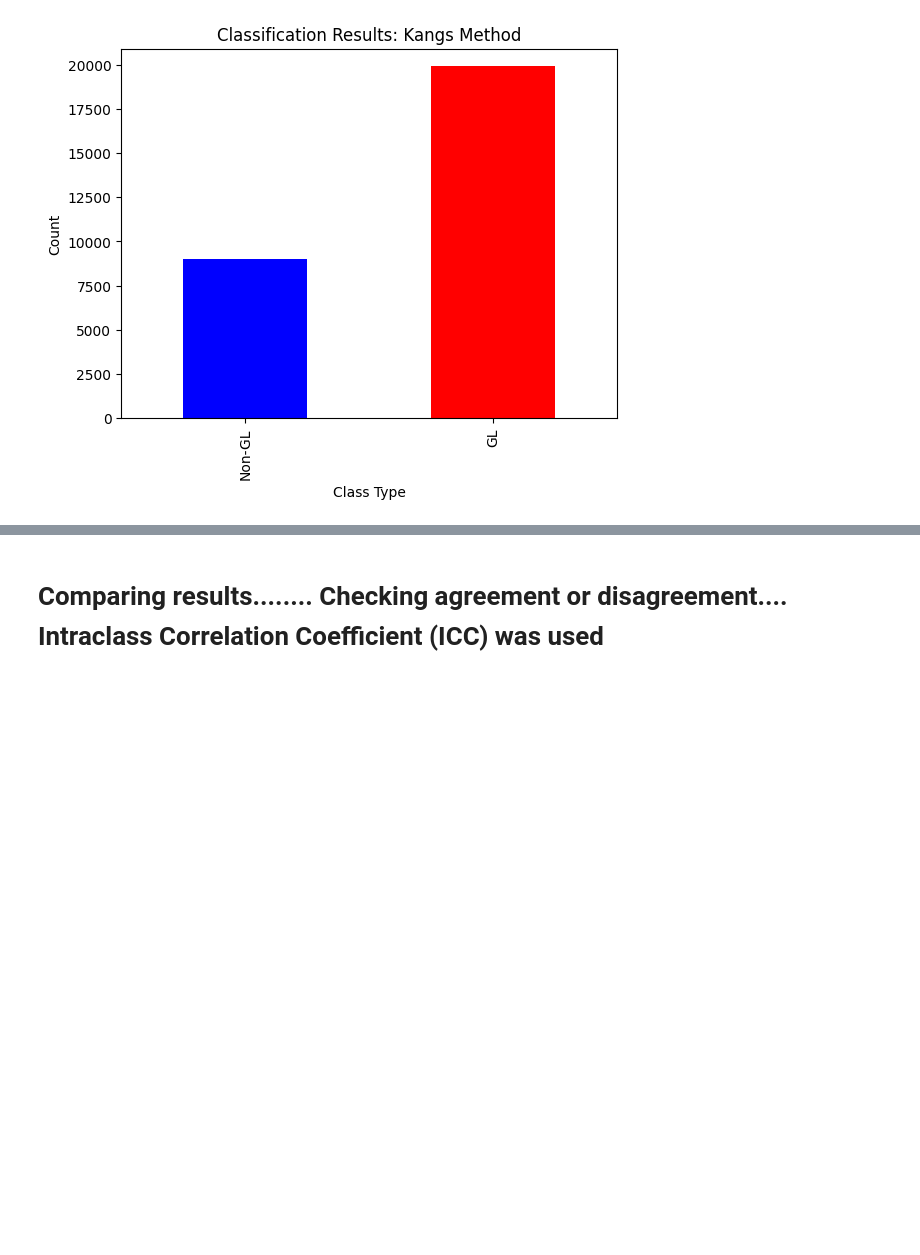
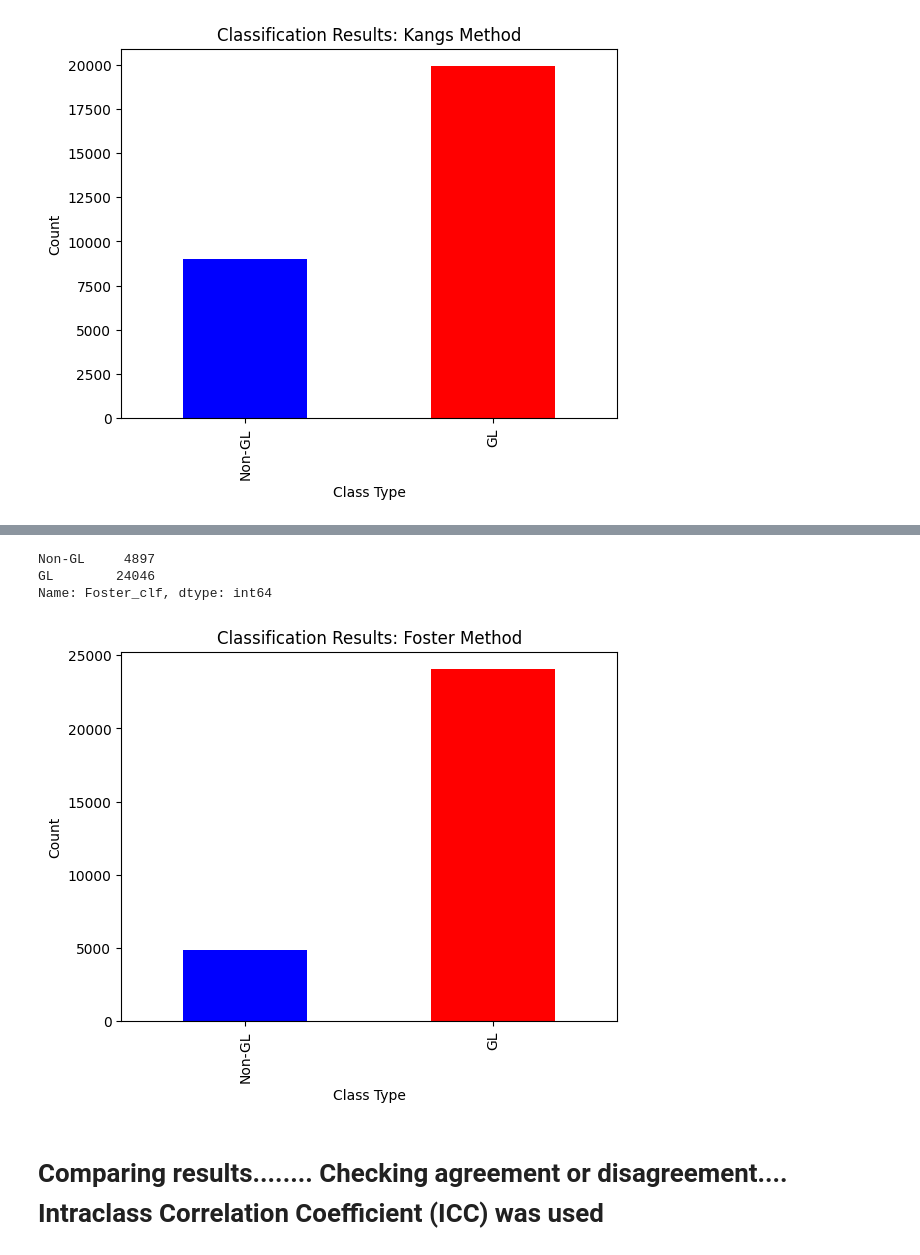
Before and after one commit to Mousamoradi/PyGlaucoMetrics, a Jupyter notebook: Test_code_MM_v2.ipynb, the cells around one changed output, grey strips where cells are left out. Cells and saved outputs as stored; diff of their text form; code cells hidden in the pictures; blank space fills up the shorter version.

```diff
--- a/Test_code_MM_v2.ipynb
+++ b/Test_code_MM_v2.ipynb
@@ -600,3 +824,20 @@ Name: Kangs_clf, dtype: int64
+# %%
+# Visualization Foster
+# Count the occurrences of "GL" and "Non-GL"
+stage_order = ['Non-GL', 'GL']
+
+counts_foster = df_Foster['Foster_clf'].value_counts().reindex(stage_order)
+print(counts_foster)
+counts_foster.plot(kind='bar', color=['blue', 'red'])
+plt.title('Classification Results: Foster Method')
+plt.xlabel('Class Type')
+plt.ylabel('Count')
+plt.show()
+# %% [output]
+Non-GL     4897
+GL        24046
+Name: Foster_clf, dtype: int64
+[figure, added]
 # %% [markdown]
 # Comparing results........ Checking agreement or disagreement.... Intraclass Correlation Coefficient (ICC) was used
 # %%
```
Also changed, not shown: parts of 21 cells of this notebook.
